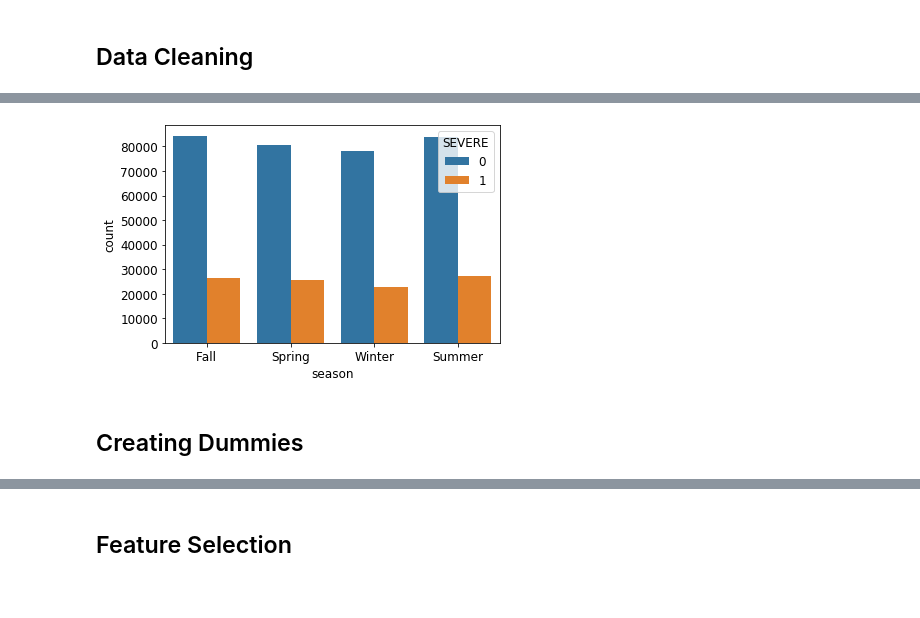
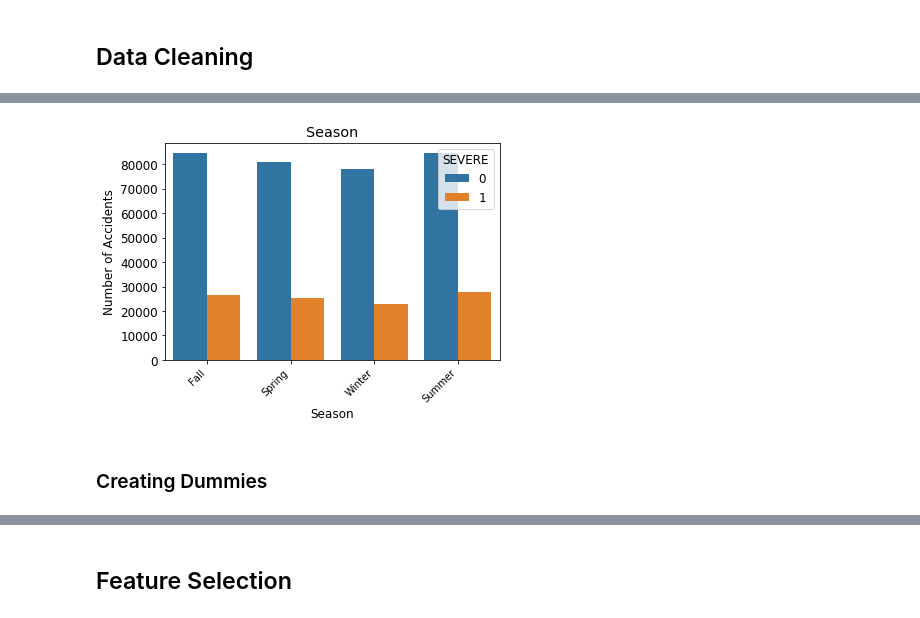
Before and after one commit to jagan-singh/Car_Accident_Injury_Prediction, a Jupyter notebook: data_preprocessing.ipynb, the cells around one changed output, grey strips where cells are left out. Drawn from its saved outputs; the diff is of its cells as text; code cells hidden in the pictures.

```diff
--- a/data_preprocessing.ipynb
+++ b/data_preprocessing.ipynb
@@ -38,5 +39,10 @@ Name: SEVERE, dtype: int64
 # %%
 to_drop = ['CRASH_DATE_EST_I', 'RD_NO', 'LANE_CNT', 'REPORT_TYPE', 'INTERSECTION_RELATED_I', 'NOT_RIGHT_OF_WAY_I',
-           'HIT_AND_RUN_I','DATE_POLICE_NOTIFIED', 'STREET_NO','STREET_DIRECTION', 'BEAT_OF_OCCURRENCE','PHOTOS_TAKEN_I'
-          ,'STATEMENTS_TAKEN_I', 'DOORING_I', 'WORK_ZONE_I', 'WORK_ZONE_TYPE', 'WORKERS_PRESENT_I','LATITUDE', 'LONGITUDE',
-          'LOCATION','CRASH_RECORD_ID','INJURIES_UNKNOWN','ALIGNMENT','SEC_CONTRIBUTORY_CAUSE','DEVICE_CONDITION', 'STREET_NAME']
+           'HIT_AND_RUN_I','DATE_POLICE_NOTIFIED', 'STREET_NO','STREET_DIRECTION', 'BEAT_OF_OCCURRENCE',
+           'PHOTOS_TAKEN_I','STATEMENTS_TAKEN_I', 'DOORING_I', 'WORK_ZONE_I', 'WORK_ZONE_TYPE', 'WORKERS_PRESENT_I',
+           'LATITUDE', 'LONGITUDE','LOCATION','CRASH_RECORD_ID','INJURIES_UNKNOWN','ALIGNMENT','SEC_CONTRIBUTORY_CAUSE',
+           'DEVICE_CONDITION', 'STREET_NAME']
+df.drop(columns = to_drop, inplace = True)
+
+# New shape of df after dropped columns
+print('new shape', df.shape)
@@ -703,6 +306,10 @@ df.head()
 # %%
 g=sns.countplot(x="season", data=df,hue="SEVERE")
+plt.title('Season')
+plt.xlabel('Season')
+plt.ylabel('Number of Accidents')
+g.set_xticklabels(g.get_xticklabels(), rotation=45, horizontalalignment='right', fontsize=10);
 # %% [output]
-[figure, old version]
+[figure, new version]
 # %% [markdown]
-## Creating Dummies
+### Creating Dummies
```
Also changed, not shown: parts of 116 cells of this notebook, 1 other file.
